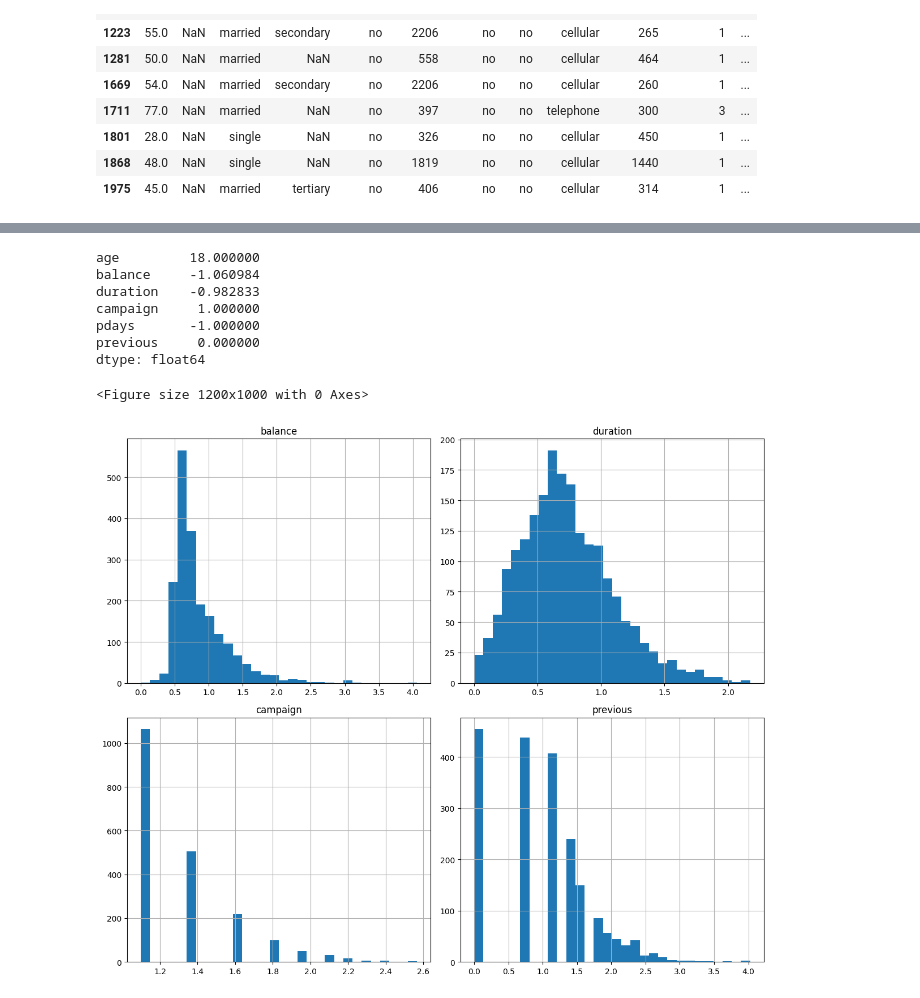
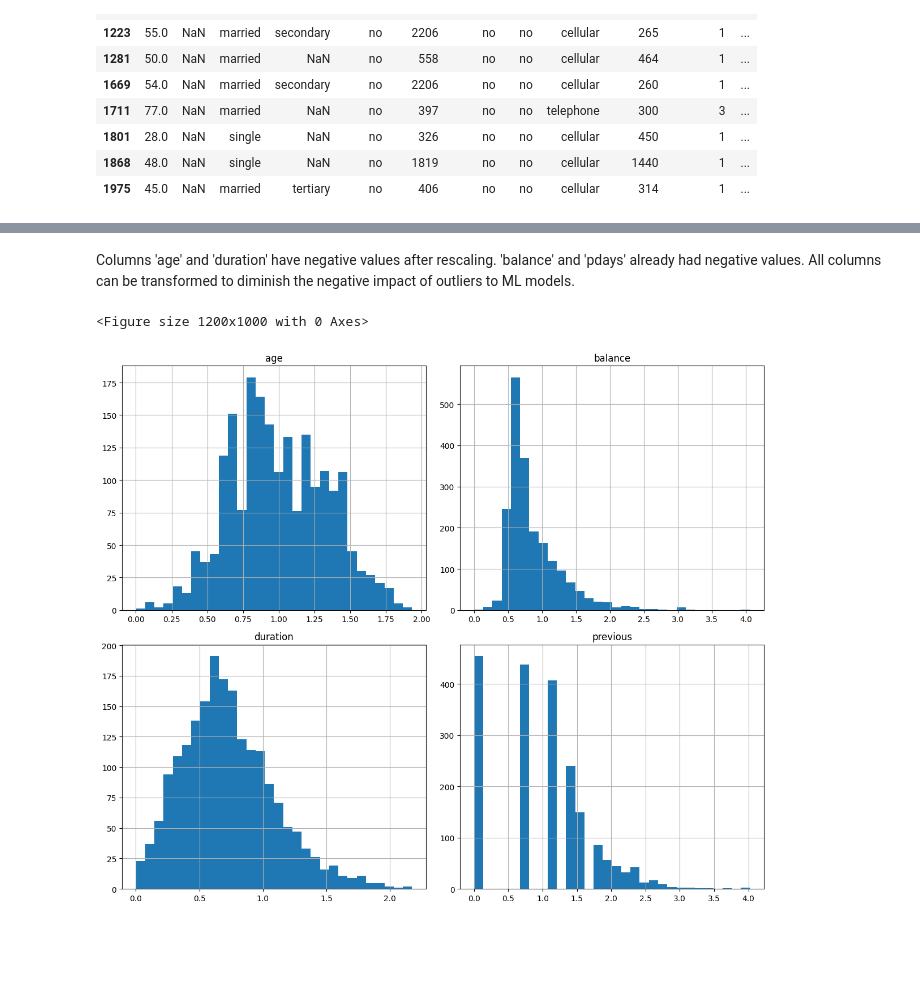
Before and after one commit to ger534/MSc-AI-2026-2027, a Jupyter notebook: CS6062 - Data Analytics/e-tivity1/etivity1.ipynb, the cells around one changed output, grey strips where cells are left out. Saved outputs shown, nothing was run; the diff lists cells and outputs as text; code cells hidden in the pictures; blank space fills up the shorter version.

```diff
--- a/CS6062 - Data Analytics/e-tivity1/etivity1.ipynb
+++ b/CS6062 - Data Analytics/e-tivity1/etivity1.ipynb
@@ -399,9 +504,7 @@ bank_dataset.select_dtypes(include=['object', 'category', 'bool']).columns.tolis
 # %%
-# is this even necessary?
-# one-hot encode categorical columns left
+# one-hot encode categorical columns left (no missing values)
 
-bank_dataset = pd.get_dummies(bank_dataset, columns=['marital'])
-#drop_first=True this attribute seems to be useful for we don't know what model it's going to be used
+bank_dataset = pd.get_dummies(bank_dataset, columns=['marital' , 'job', 'poutcome'], drop_first=True)
 
 bank_dataset.tail()
 # %% [output]
@@ -465,0 +573,5 @@ bank_dataset[['balance',
+# %%
+min_max_scaler = MinMaxScaler()
+bank_dataset['campaign'] = min_max_scaler.fit_transform(bank_dataset[['campaign']])
+
+bank_dataset['campaign'].value_counts()
@@ -479 +607,9 @@ bank_dataset.describe()
+# %%
+robust_scaler = RobustScaler()
+bank_dataset[['balance',
+            'duration']] = robust_scaler.fit_transform(bank_dataset[['balance',
+                                                                'duration']])
+
+scaler = StandardScaler()
+bank_dataset['age'] = scaler.fit_transform(bank_dataset[['age']])
 # %% [markdown]
@@ -499,9 +636,13 @@ plt.figure(figsize=(12, 10))
 for i, col in enumerate(numeric_cols, 1):
     plt.subplot(3, 2, i)
     bank_dataset.boxplot(column=col)
-    plt.title(col)
-    plt.suptitle("")  # removes automatic title
 
 plt.tight_layout()
 plt.show()
+
+#checking for negative values
+
+bank_dataset[numeric_cols].min()
+
+#decide: drop them or shift them to a positive range before applying log()
 # %% [output]
@@ -509,27 +657,19 @@ plt.show()
-# %%
-bank_dataset[['age', 'balance', 'duration', 'campaign', 'pdays', 'previous']].min()
-# %% [output]
-age         18.000000
-balance     -1.060984
-duration    -0.982833
-campaign     1.000000
-pdays       -1.000000
-previous     0.000000
-dtype: float64
+# %% [markdown]
+Columns 'age' and 'duration' have negative values after rescaling. 'balance' and 'pdays' already had negative values. All columns can be transformed to diminish the negative impact of outliers to ML models.
 # %%
 # Use a log transformation to decrease the impact of outliers
 
-numeric_cols = ['balance', 'duration', 'campaign', 'previous']
+numeric_cols = ['age', 'balance', 'duration', 'previous']
 
 plt.figure(figsize=(12, 10))
 
 for i, col in enumerate(numeric_cols, 1):
     bank_dataset[col] = np.log(bank_dataset[col] + abs(min(bank_dataset[col])) + 1)
 
 bank_dataset[numeric_cols].hist(figsize=(12,10), bins=30)
 plt.tight_layout()
 plt.show()
 # %% [output]
 <Figure size 1200x1000 with 0 Axes>
-[figure, old version]
+[figure, new version]
 # %% [markdown]
```
Also changed, not shown: parts of 57 cells of this notebook, 19 other files.
